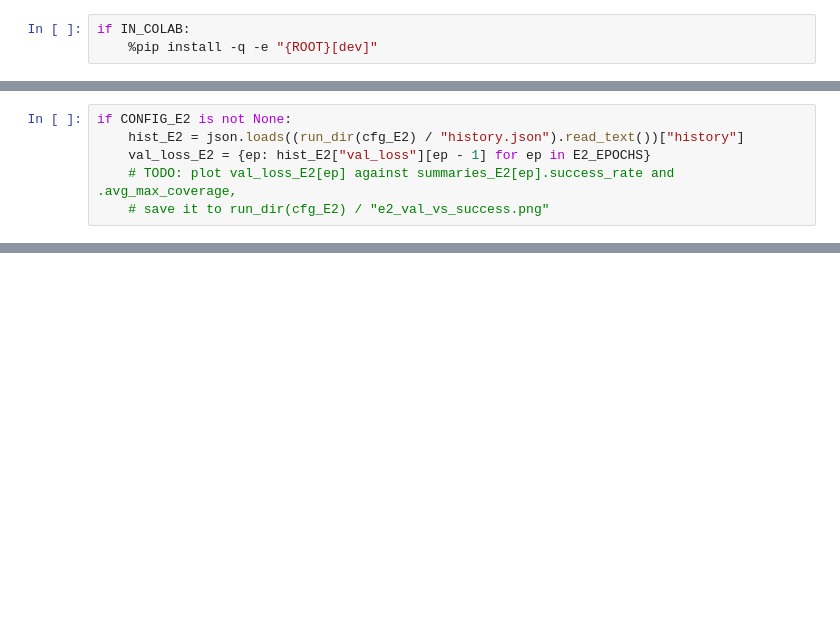
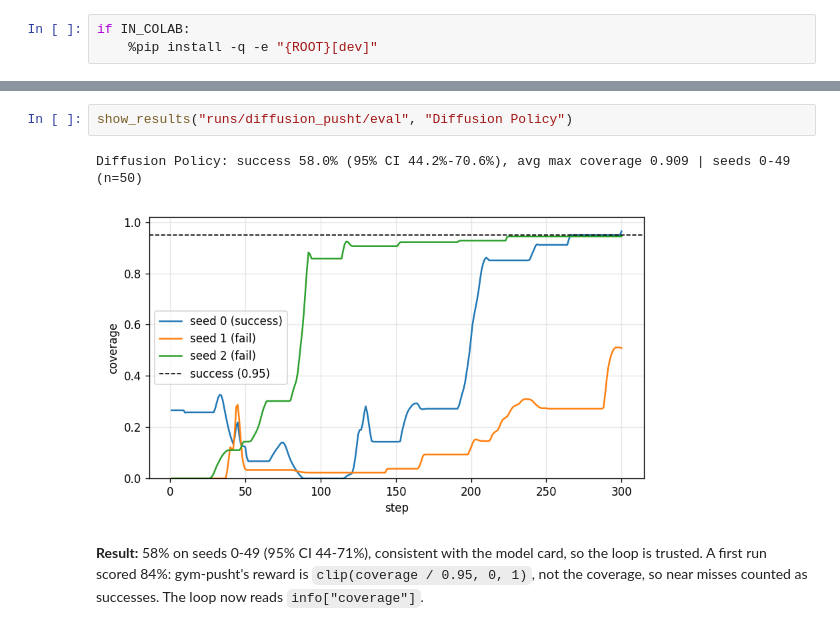
Before and after one commit to JuaniLlaberia/push-t, a Jupyter notebook: notebooks/01_experiments.ipynb, the cells around one changed output, grey strips where cells are left out. Cells and saved outputs as stored; diff of their text form; blank space fills up the shorter version.

```diff
--- a/notebooks/01_experiments.ipynb
+++ b/notebooks/01_experiments.ipynb
@@ -203,6 +44,0 @@ epoch 50: success 0.0% (95% CI 0.0%-7.1%, n=50), avg max coverage 0.103
-# %%
-if CONFIG_E2 is not None:
-    hist_E2 = json.loads((run_dir(cfg_E2) / "history.json").read_text())["history"]
-    val_loss_E2 = {ep: hist_E2["val_loss"][ep - 1] for ep in E2_EPOCHS}
-    # TODO: plot val_loss_E2[ep] against summaries_E2[ep].success_rate and .avg_max_coverage,
-    # save it to run_dir(cfg_E2) / "e2_val_vs_success.png"
@@ -308,0 +145,9 @@ if CONFIG_E7 is not None:
+# %%
+show_results("runs/diffusion_pusht/eval", "Diffusion Policy")
+# %% [output]
+Diffusion Policy: success 58.0% (95% CI 44.2%-70.6%), avg max coverage 0.909 | seeds 0-49 (n=50)
+[figure, added]
+# %% [markdown]
+**Result:** 58% on seeds 0-49 (95% CI 44-71%), consistent with the model card, so the loop is trusted. A first run
+scored 84%: gym-pusht's reward is `clip(coverage / 0.95, 0, 1)`, not the coverage, so near misses counted as successes.
+The loop now reads `info["coverage"]`.
```
Also changed, not shown: parts of 78 cells of this notebook.
